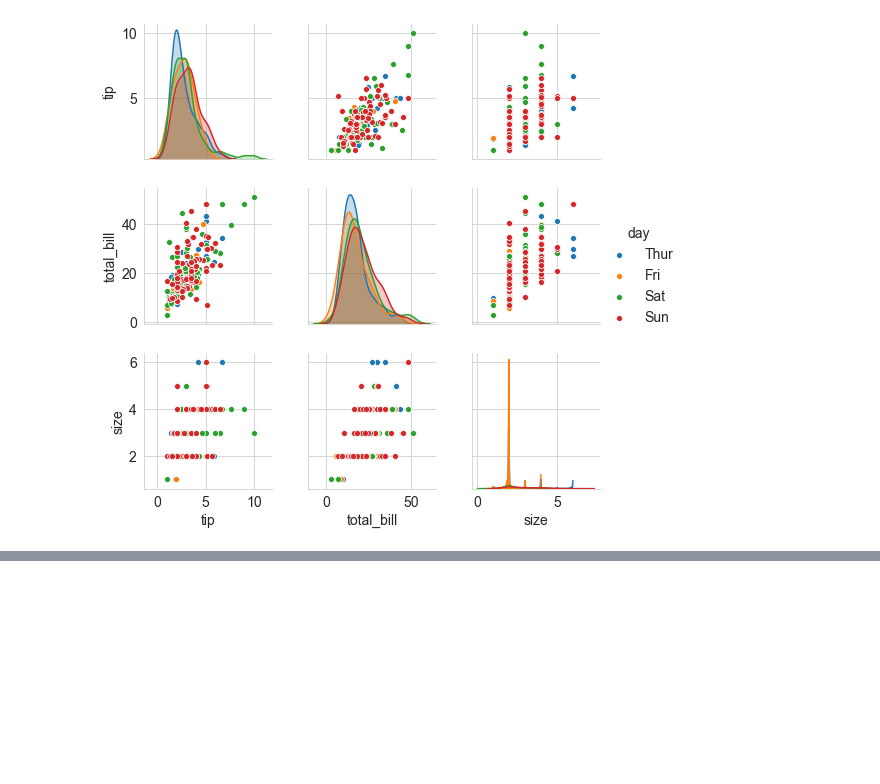
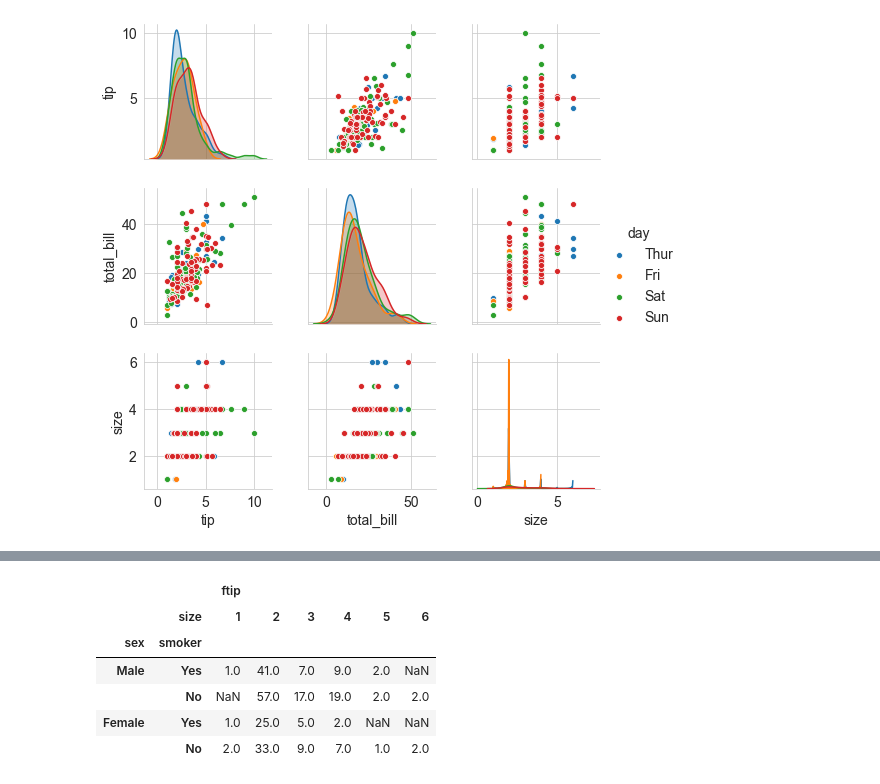
Before and after one commit to elizabethdaly/data-analysis-project, a Jupyter notebook: tips-data-analysis.ipynb, the cells around one changed output, grey strips where cells are left out. Saved outputs shown, nothing was run; the diff lists cells and outputs as text; code cells hidden in the pictures; blank space fills up the shorter version.

```diff
--- a/tips-data-analysis.ipynb
+++ b/tips-data-analysis.ipynb
@@ -554,0 +578,11 @@ Wes McKinney's video "10 minutes to Pandas" talks about the pivot_table as a met
+# %%
+# How many in each group?.
+df.pivot_table(['ftip'], index=['sex', 'smoker'], columns='size', aggfunc='count') # To count group sizes: aggfunc='count'
+# %% [output]
+|  |  | ftip |  |  |  |  |  |
+|  | size | 1 | 2 | 3 | 4 | 5 | 6 |
+| sex | smoker |  |  |  |  |  |  |
+| Male | Yes | 1.0 | 41.0 | 7.0 | 9.0 | 2.0 | NaN |
+|  | No | NaN | 57.0 | 17.0 | 19.0 | 2.0 | 2.0 |
+| Female | Yes | 1.0 | 25.0 | 5.0 | 2.0 | NaN | NaN |
+|  | No | 2.0 | 33.0 | 9.0 | 7.0 | 1.0 | 2.0 |
```
Also changed, not shown: parts of 24 cells of this notebook, 1 other file.
